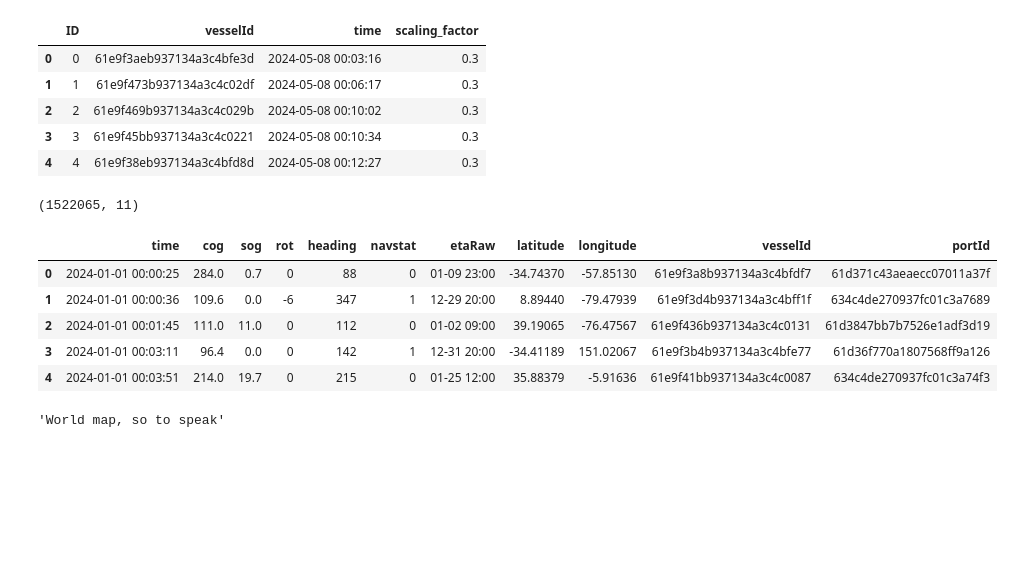
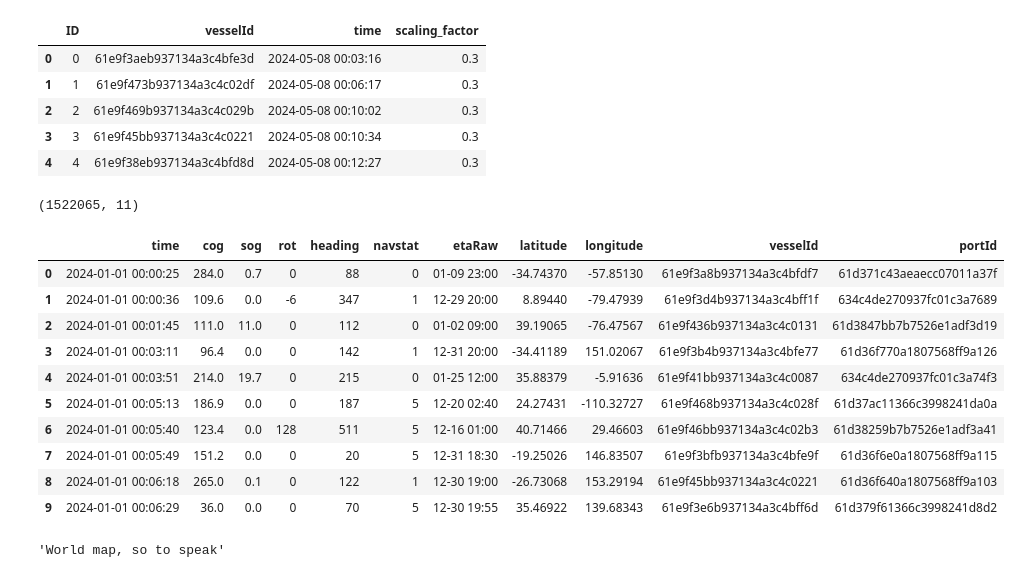
Before and after one commit to gunhamn/public, a Jupyter notebook: ML_NTNU/2024/Project materials/eda.ipynb, the cells around one changed output. Drawn from its saved outputs; the diff is of its cells as text; code cells hidden in the pictures; blank space fills up the shorter version.

```diff
--- a/ML_NTNU/2024/Project materials/eda.ipynb
+++ b/ML_NTNU/2024/Project materials/eda.ipynb
@@ -27,16 +27,21 @@ ais_test.head()
 # %%
 ais_train = pd.read_csv('ais_train.csv', sep='|')
 ais_train['time'] = pd.to_datetime(ais_train['time']).dt.tz_localize(None)
 print(ais_train.shape)
-ais_train.head()
+ais_train.head(10)
 # %% [output]
 (1522065, 11)
 |  | time | cog | sog | rot | heading | navstat | etaRaw | latitude | longitude | vesselId | portId |
 | 0 | 2024-01-01 00:00:25 | 284.0 | 0.7 | 0 | 88 | 0 | 01-09 23:00 | -34.74370 | -57.85130 | 61e9f3a8b937134a3c4bfdf7 | 61d371c43aeaecc07011a37f |
 | 1 | 2024-01-01 00:00:36 | 109.6 | 0.0 | -6 | 347 | 1 | 12-29 20:00 | 8.89440 | -79.47939 | 61e9f3d4b937134a3c4bff1f | 634c4de270937fc01c3a7689 |
 | 2 | 2024-01-01 00:01:45 | 111.0 | 11.0 | 0 | 112 | 0 | 01-02 09:00 | 39.19065 | -76.47567 | 61e9f436b937134a3c4c0131 | 61d3847bb7b7526e1adf3d19 |
 | 3 | 2024-01-01 00:03:11 | 96.4 | 0.0 | 0 | 142 | 1 | 12-31 20:00 | -34.41189 | 151.02067 | 61e9f3b4b937134a3c4bfe77 | 61d36f770a1807568ff9a126 |
 | 4 | 2024-01-01 00:03:51 | 214.0 | 19.7 | 0 | 215 | 0 | 01-25 12:00 | 35.88379 | -5.91636 | 61e9f41bb937134a3c4c0087 | 634c4de270937fc01c3a74f3 |
+| 5 | 2024-01-01 00:05:13 | 186.9 | 0.0 | 0 | 187 | 5 | 12-20 02:40 | 24.27431 | -110.32727 | 61e9f468b937134a3c4c028f | 61d37ac11366c3998241da0a |
+| 6 | 2024-01-01 00:05:40 | 123.4 | 0.0 | 128 | 511 | 5 | 12-16 01:00 | 40.71466 | 29.46603 | 61e9f46bb937134a3c4c02b3 | 61d38259b7b7526e1adf3a41 |
+| 7 | 2024-01-01 00:05:49 | 151.2 | 0.0 | 0 | 20 | 5 | 12-31 18:30 | -19.25026 | 146.83507 | 61e9f3bfb937134a3c4bfe9f | 61d36f6e0a1807568ff9a115 |
+| 8 | 2024-01-01 00:06:18 | 265.0 | 0.1 | 0 | 122 | 1 | 12-30 19:00 | -26.73068 | 153.29194 | 61e9f45bb937134a3c4c0221 | 61d36f640a1807568ff9a103 |
+| 9 | 2024-01-01 00:06:29 | 36.0 | 0.0 | 0 | 70 | 5 | 12-30 19:55 | 35.46922 | 139.68343 | 61e9f3e6b937134a3c4bff6d | 61d379f61366c3998241d8d2 |
 # %%
 # Visualize vessel 61e9f3aeb937134a3c4bfe3d
 ais_train.plot(x='longitude', y='latitude', kind='scatter')
```
Also changed, not shown: parts of 3 cells of this notebook.
